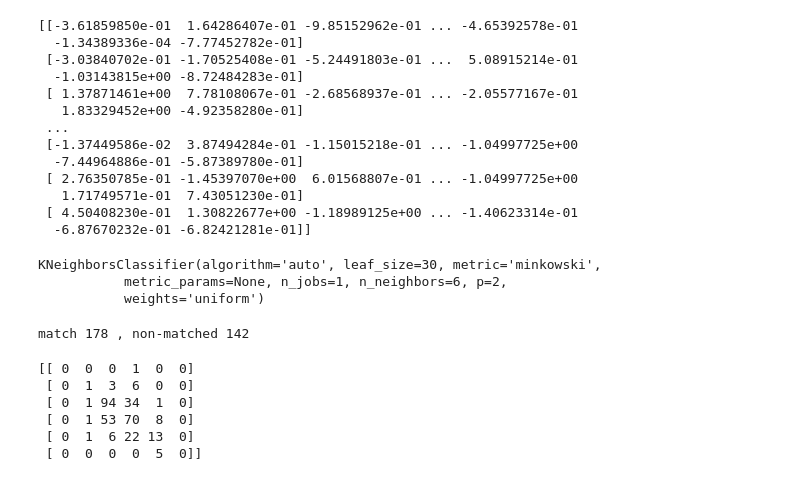
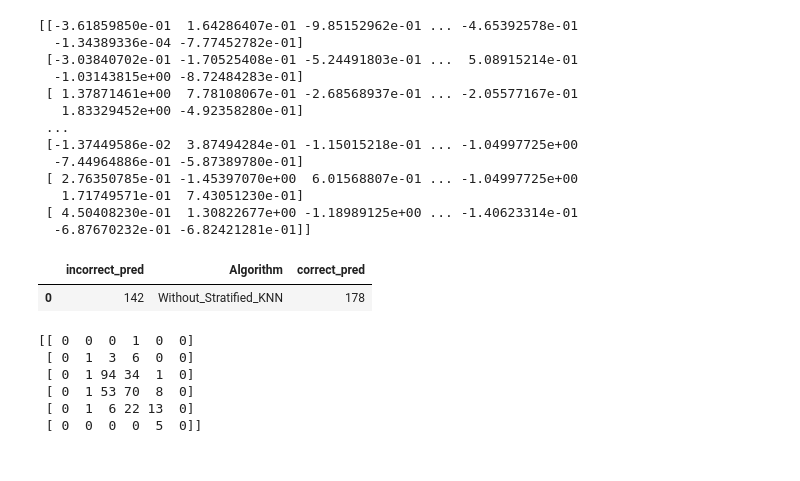
Before and after one commit to rajeevsingh717/WineQualityPrediction, a Jupyter notebook: WineQualityRed.ipynb, the cells around one changed output. Saved outputs shown, nothing was run; the diff lists cells and outputs as text; code cells hidden in the pictures.

```diff
--- a/WineQualityRed.ipynb
+++ b/WineQualityRed.ipynb
@@ -149,17 +155,19 @@ print(x_test)
 from sklearn.neighbors import KNeighborsClassifier
 classifier = KNeighborsClassifier(n_neighbors=6)
 classifier.fit(x_train, y_train)
+comparedf = pd.DataFrame(columns={'Algorithm','correct_pred','incorrect_pred'})
-# %% [output]
-KNeighborsClassifier(algorithm='auto', leaf_size=30, metric='minkowski',
-           metric_params=None, n_jobs=1, n_neighbors=6, p=2,
-           weights='uniform')
 # %%
 ##prediction
 y_pred = classifier.predict(x_test)
 y_test_pred = pd.DataFrame({'y_test':y_test,'y_pred':y_pred})
-print("match %s , non-matched %s"%(len(y_test_pred[y_test==y_pred]), len(y_test_pred[y_test!=y_pred])))
+data = ['Without_Stratified_KNN',len(y_test_pred[y_test==y_pred]),len(y_test_pred[y_test!=y_pred])]
+
+# Append rows in Empty Dataframe by adding dictionaries
+comparedf = comparedf.append({'Algorithm': 'Without_Stratified_KNN', 'correct_pred': len(y_test_pred[y_test==y_pred]), 'incorrect_pred': len(y_test_pred[y_test!=y_pred])}, ignore_index=True)
+comparedf
 # %% [output]
-match 178 , non-matched 142
+|  | incorrect_pred | Algorithm | correct_pred |
+| 0 | 142 | Without_Stratified_KNN | 178 |
 # %%
 ##Evaluate the Algorithm
 from sklearn.metrics import classification_report, confusion_matrix
```
Also changed, not shown: parts of 7 cells of this notebook.
